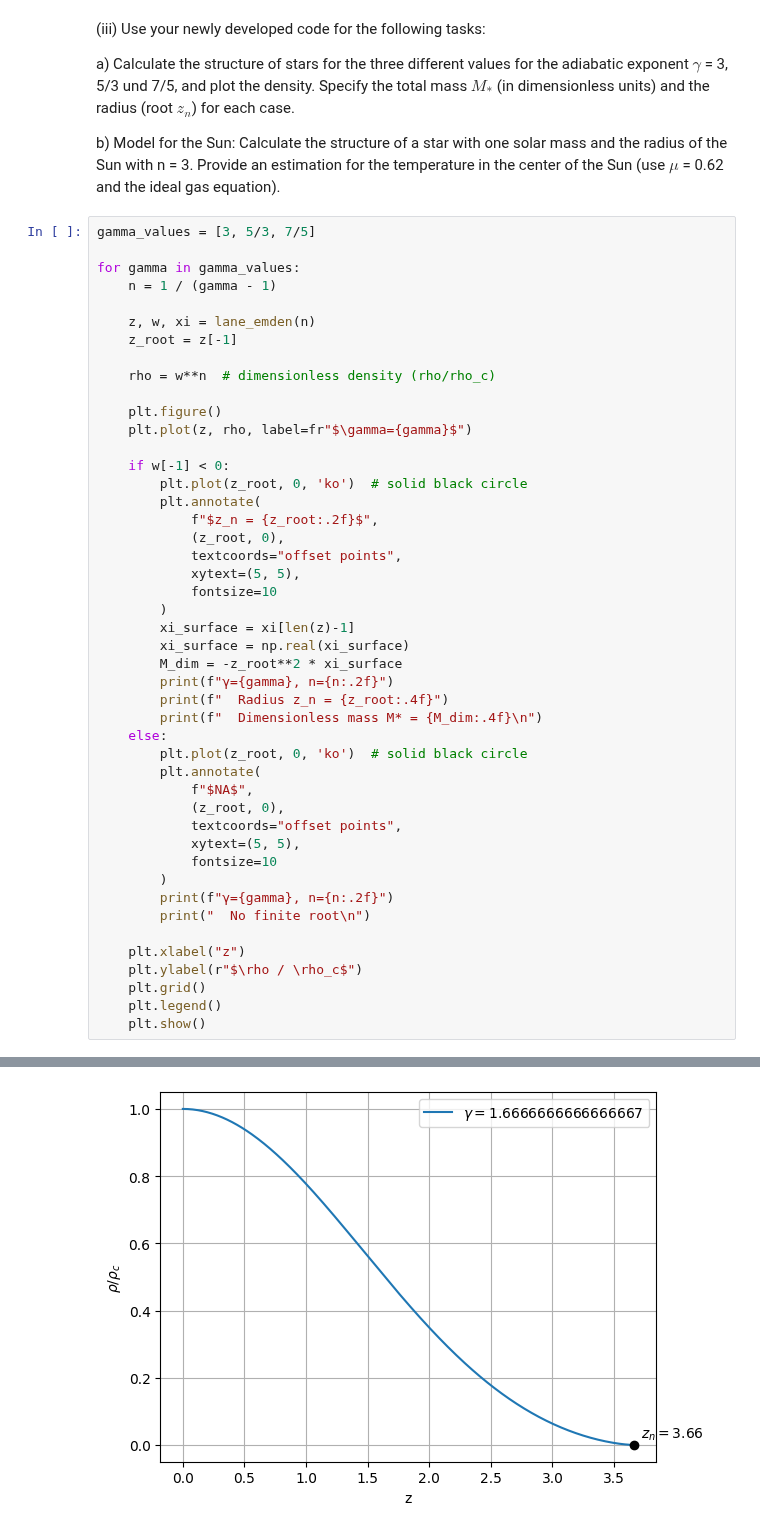
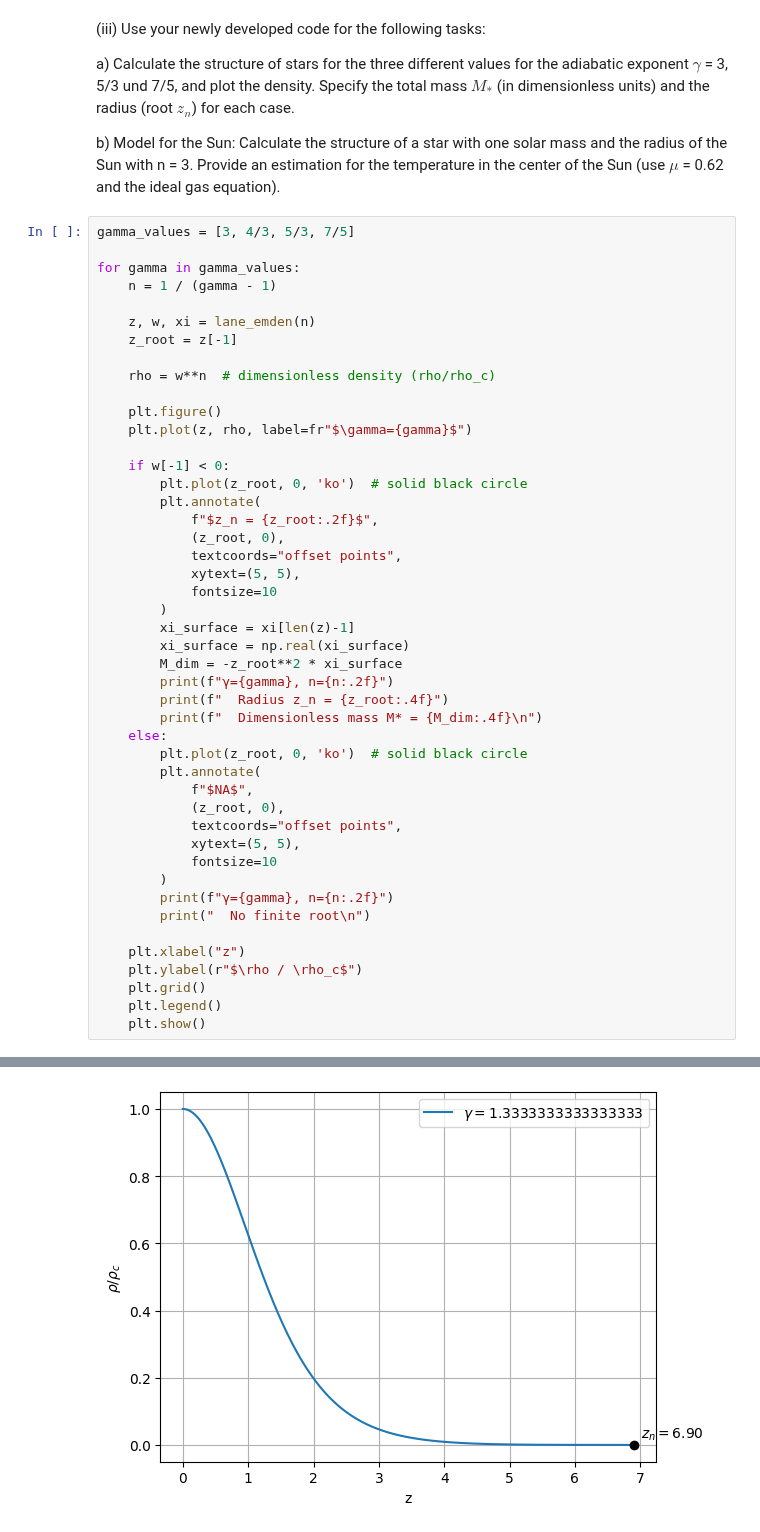
Before and after one commit to harsh-c0ds/My-Work, a Jupyter notebook: set_10.ipynb, the cells around one changed output, grey strips where cells are left out. Cells and saved outputs as stored; diff of their text form.

```diff
--- a/set_10.ipynb
+++ b/set_10.ipynb
@@ -114,7 +114,7 @@ dimensionless units) and the radius (root $z_{n}$) for each case.
 
 b) Model for the Sun: Calculate the structure of a star with one solar mass and the radius of the Sun with n = 3. Provide an estimation for the temperature in the center of the Sun (use $\mu$ = 0.62 and the ideal gas equation).
 # %%
-gamma_values = [3, 5/3, 7/5]
+gamma_values = [3, 4/3, 5/3, 7/5]
 
 for gamma in gamma_values:
     n = 1 / (gamma - 1)
@@ -170 +170 @@ for gamma in gamma_values:
-[figure, old version]
+[figure, new version]
```
Also changed, not shown: parts of 1 cell of this notebook.
